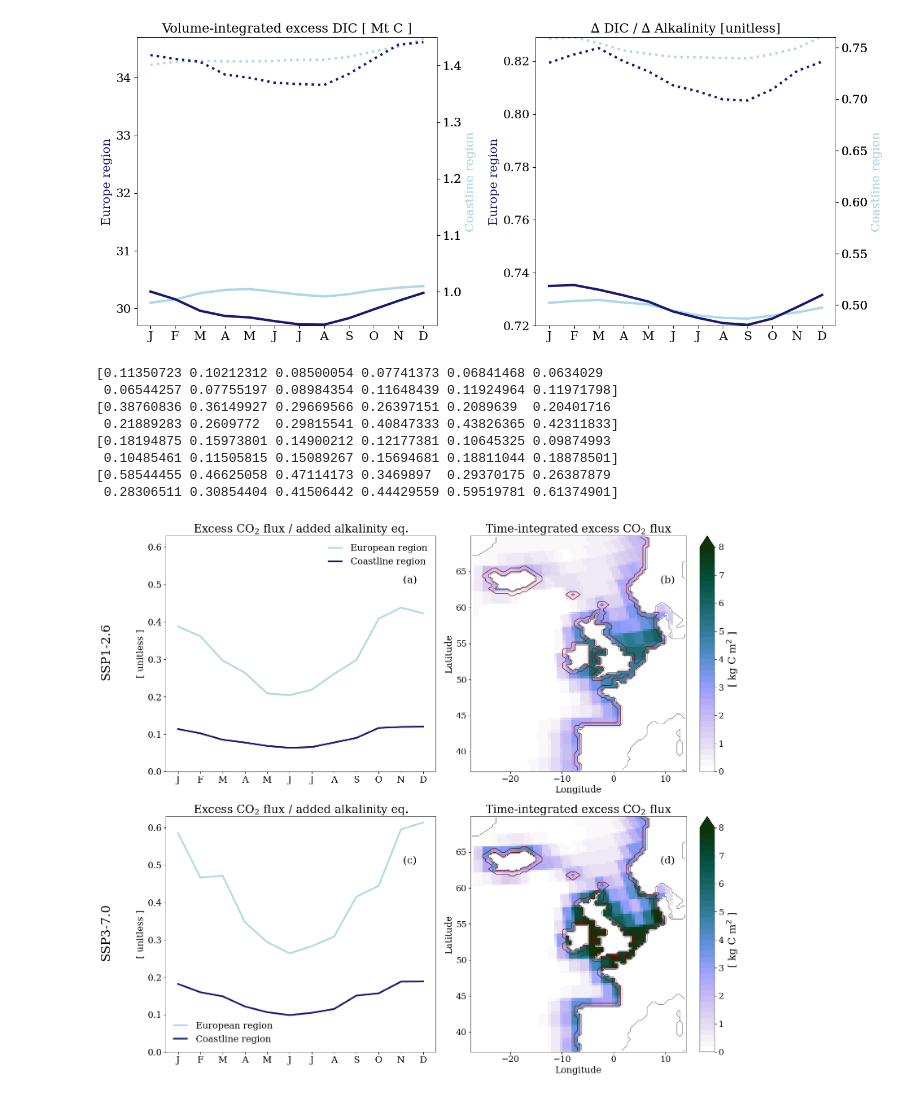
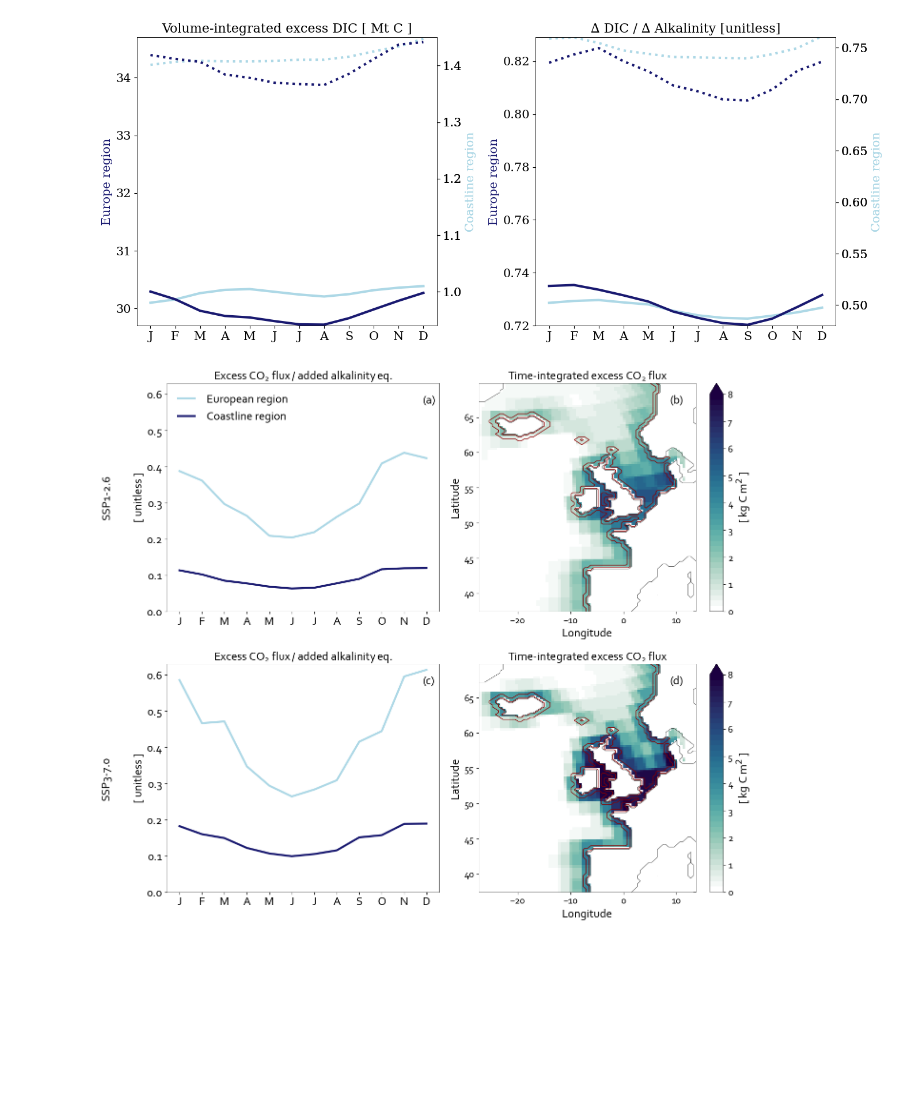
Before and after one commit to chiaraciscato/2026_ciscato_oae_seasonality, a Jupyter notebook: scripts/es_efficiency.ipynb, the cells around one changed output. Saved outputs shown, nothing was run; the diff lists cells and outputs as text; code cells hidden in the pictures; blank space fills up the shorter version.

```diff
--- a/scripts/es_efficiency.ipynb
+++ b/scripts/es_efficiency.ipynb
@@ -136,12 +136,12 @@ for s, l in zip(['126','370'], ['-',':']):
 # %% [output]
 [figure]
 # %%
-fig, axes = plt.subplots(2, 2, figsize=(16, 14))
+fig, axes = plt.subplots(2, 2, figsize=(14, 12))
 scenarios = {'126' : 'SSP1-2.6', '370': 'SSP3-7.0'}
 
 for i, (v, k) in enumerate(scenarios.items()):
 
-    f = 15
+    f = 18
 
     # ---------------------------
     # LEFT COLUMN: PCOLORMESH
@@ -170,7 +170,7 @@ for i, (v, k) in enumerate(scenarios.items()):
         # * 1.e-3 # g to kg
     )
 
-    cmap, norm = create_discrete_cmap(cm.horizon_r, 40)
+    cmap, norm = create_discrete_cmap(cm.ocean_r, 40)
 
     d = dic_europe['co2flux']
 
@@ -208,24 +208,24 @@ for i, (v, k) in enumerate(scenarios.items()):
         extend='max',
         aspect=16
     )
-    cb.set_label('[ kg C m$^{2}$ ]', size=18)
+    cb.set_label('[ kg C m$^{2}$ ]', size=f)
     cb.outline.set_linewidth(0.5)
 
     fineline(ax_map, 0.4)
 
-    ax_map.set_ylabel('Latitude', fontsize=16)
-    ax_map.set_xlabel('Longitude', fontsize=16)
+    ax_map.set_ylabel('Latitude', fontsize=f)
+    ax_map.set_xlabel('Longitude', fontsize=f)
     ax_map.set_title(
         r'Time-integrated excess $\mathregular{CO_{2}}$ flux',
-        fontsize=20
+        fontsize=f
     )
 
     # panel labels
     ax_map.text(
-        0.88, 0.8,
+        0.88, 0.91,
         f'({string.ascii_lowercase[2*i+1]})',
         transform=ax_map.transAxes,
-        fontsize=18
+        fontsize=f
     )
 
     # ---------------------------
@@ -254,10 +254,10 @@ for i, (v, k) in enumerate(scenarios.items()):
     # dic_europe = dic_europe * 1.e-6 * 1025 * 1.e-15 # Petamoles C
 
     ax_line.text(
-        0.88, 0.8,
+        0.94, 0.91,
         f'({string.ascii_lowercase[2*i]})',
         transform=ax_line.transAxes,
-        fontsize=18
+        fontsize=f
     )
 
     ax_line.plot(
@@ -285,44 +285,42 @@ for i, (v, k) in enumerate(scenarios.items()):
     # dic_coastline = (
     #     dic_coastline
     #     * 1.e-6
     #     * 1025
     #     * 1.e-15
     # )
 
     dic_coastline = dic_coastline * 31536000 * -1 * 1.e-12 # Gt C
 
     ax_line.plot(
         dic_coastline['co2flux'] / monthly_alk['alk_flux'],
         linewidth=3,
         color='midnightblue',
         label='Coastline region',
     )
 
     month_x_labels(ax_line)
     fineline(ax_line, 0.4)
-    lineplot_outlook(ax_line, 16, 'best')
+    lineplot_outlook(ax_line, 18, 'upper left')
+
+    legend = axes[1, 0].get_legend()
+    if legend is not None:
+        legend.remove()
 
     ax_line.set_ylim(0, 0.63)
     ax_line.set_title(
         r'Excess $\mathregular{CO_{2}}$ flux / added alkalinity eq.',
-        fontsize=20
+        fontsize=f
     )
     ax_line.set_ylabel('[ unitless ]')
 
-    ax_line.text(-3.5,0.25, f'{k}', rotation=90, fontsize=22)
+    ax_line.text(-3.5,0.26, f'{k}', rotation=90, fontsize=f)
+    ax_line.tick_params(axis='both', which='major', labelsize=f)
 
-    print((dic_coastline['co2flux'] / monthly_alk['alk_flux']).values)
-    print((dic_europe['co2flux'] / monthly_alk['alk_flux']).values)
+
+    # print((dic_coastline['co2flux'] / monthly_alk['alk_flux']).values)
+    # print((dic_europe['co2flux'] / monthly_alk['alk_flux']).values)
 
 plt.tight_layout()
 plt.savefig('/Users/chiaraciscato/Desktop/GEOMAR/2025_ciscato_oae_seasonality/out/figure7.png')
 # %% [output]
-[0.11350723 0.10212312 0.08500054 0.07741373 0.06841468 0.0634029
- 0.06544257 0.07755197 0.08984354 0.11648439 0.11924964 0.11971798]
-[0.38760836 0.36149927 0.29669566 0.26397151 0.2089639  0.20401716
- 0.21889283 0.2609772  0.29815541 0.40847333 0.43826365 0.42311833]
-[0.18194875 0.15973801 0.14900212 0.12177381 0.10645325 0.09874993
- 0.10485461 0.11505815 0.15089267 0.15694681 0.18811044 0.18878501]
-[0.58544455 0.46625058 0.47114173 0.3469897  0.29370175 0.26387879
- 0.28306511 0.30854404 0.41506442 0.44429559 0.59519781 0.61374901]
-[figure, old version]
+[figure, new version]
```
Also changed, not shown: 13 other files.
